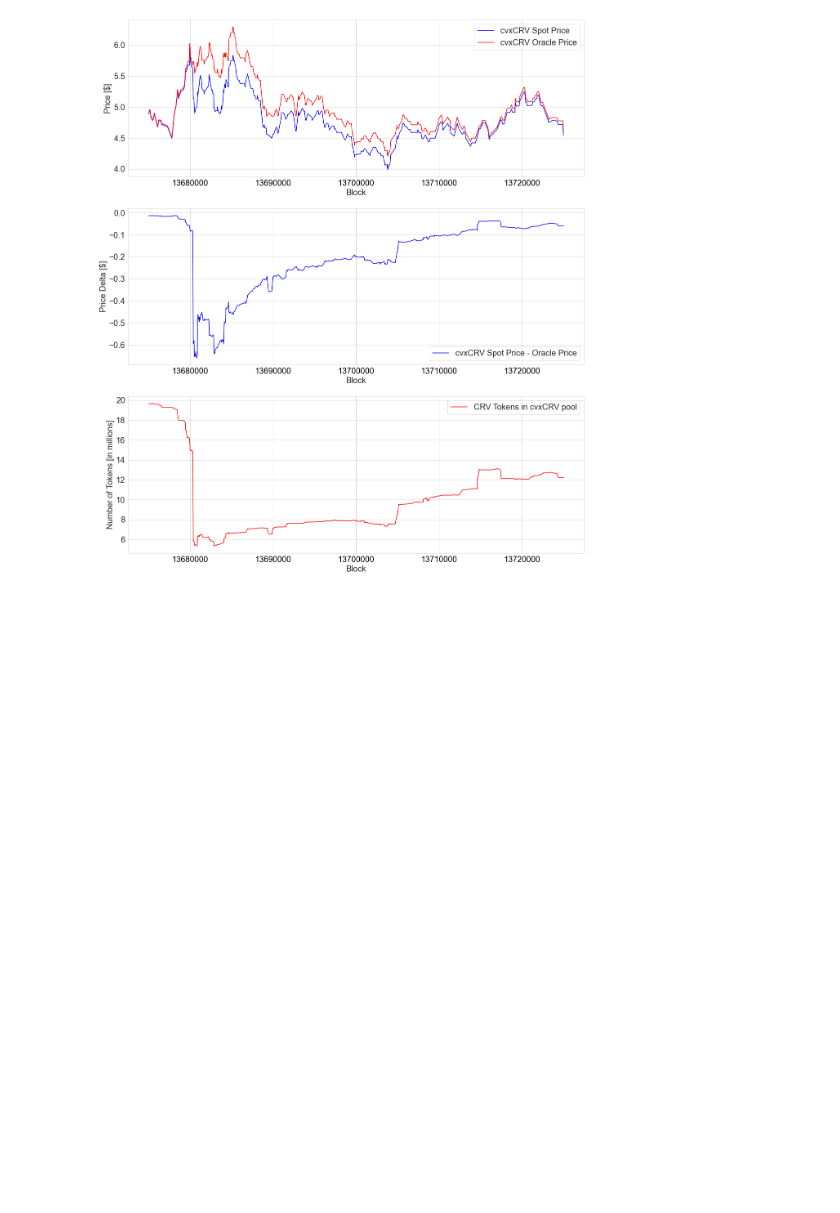
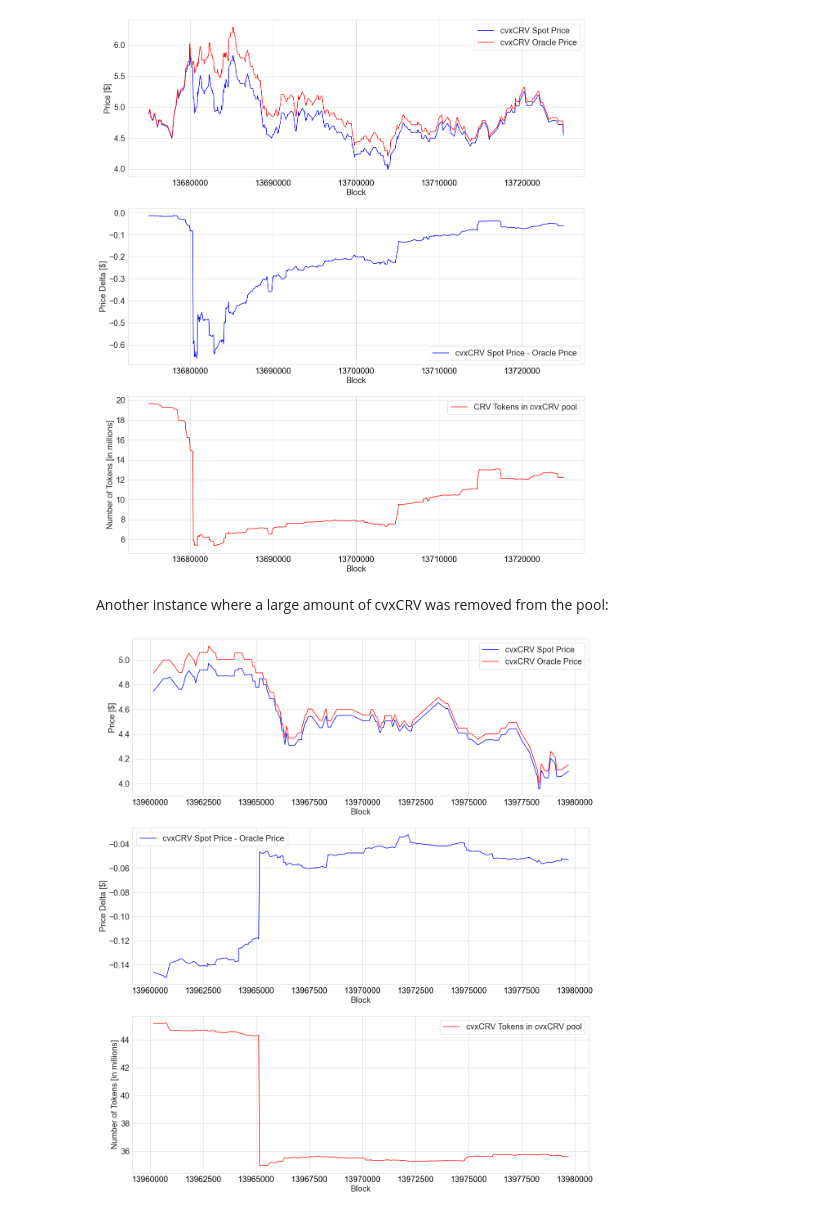
Before and after one commit to bout3fiddy/decentralised_oracle, a Jupyter notebook: scripts/research/oracle_simulation.ipynb, the cells around one changed output. Saved outputs shown, nothing was run; the diff lists cells and outputs as text; code cells hidden in the pictures; blank space fills up the shorter version.

```diff
--- a/scripts/research/oracle_simulation.ipynb
+++ b/scripts/research/oracle_simulation.ipynb
@@ -329,3 +329,71 @@ ax.yaxis.get_major_formatter().set_scientific(False)
 ax.yaxis.get_major_formatter().set_useOffset(False)
 # %% [output]
 [figure]
+# %% [markdown]
+Another instance where a large amount of cvxCRV was removed from the pool:
+# %%
+fig, axes = plt.subplots(3, 1, figsize=(20, 24))
+
+df_pool_data_snippet = pool_data[(pool_data.block > 13960000) & (pool_data.block < 13980000)]
+
+ax = axes[0]
+ax.plot(
+    df_pool_data_snippet.block,
+    df_pool_data_snippet.cvxcrvusd_spot_price,
+    color='blue',
+    # lw=5,
+    label='cvxCRV Spot Price'
+)
+ax.plot(
+    df_pool_data_snippet.block,
+    df_pool_data_snippet.cvxcrvusd_oracle_price,
+    color='red',
+    label='cvxCRV Oracle Price'
+)
+
+ax.set_xlabel("Block", fontsize=20)
+ax.set_ylabel("Price [$]", fontsize=20)
+ax.tick_params(axis='both', which='major', labelsize=20)
+ax.tick_params(axis='x', which='major', colors='black')
+ax.legend(fontsize=20)
+ax.xaxis.get_major_formatter().set_scientific(False)
+ax.xaxis.get_major_formatter().set_useOffset(False)
+
+
+ax = axes[1]
+ax.plot(
+    df_pool_data_snippet.block,
+    df_pool_data_snippet.cvxcrvusd_spot_price - df_pool_data_snippet.cvxcrvusd_oracle_price,
+    color='blue',
+    label='cvxCRV Spot Price - Oracle Price'
+)
+
+ax.set_xlabel("Block", fontsize=20)
+ax.set_ylabel("Price Delta [$]", fontsize=20)
+ax.tick_params(axis='both', which='major', labelsize=20)
+ax.tick_params(axis='x', which='major', colors='black')
+ax.legend(fontsize=20)
+ax.xaxis.get_major_formatter().set_scientific(False)
+ax.xaxis.get_major_formatter().set_useOffset(False)
+
+
+ax = axes[2]
+ax.plot(
+    df_pool_data_snippet.block,
+    df_pool_data_snippet.cvxcrv_pool_balance * 1e-6,
+    color='red',
+    # lw=5,
+    label='cvxCRV Tokens in cvxCRV pool'
+)
+
+ax.set_xlabel("Block", fontsize=20)
+ax.set_ylabel("Number of Tokens [in millions]", fontsize=20)
+ax.tick_params(axis='both', which='major', labelsize=20)
+ax.tick_params(axis='x', which='major', colors='black')
+ax.legend(fontsize=20)
+ax.xaxis.get_major_formatter().set_scientific(False)
+ax.xaxis.get_major_formatter().set_useOffset(False)
+ax.yaxis.get_major_formatter().set_scientific(False)
+ax.yaxis.get_major_formatter().set_useOffset(False)
+# %% [output]
+[figure, added]
```
Also changed, not shown: 7 other files.
